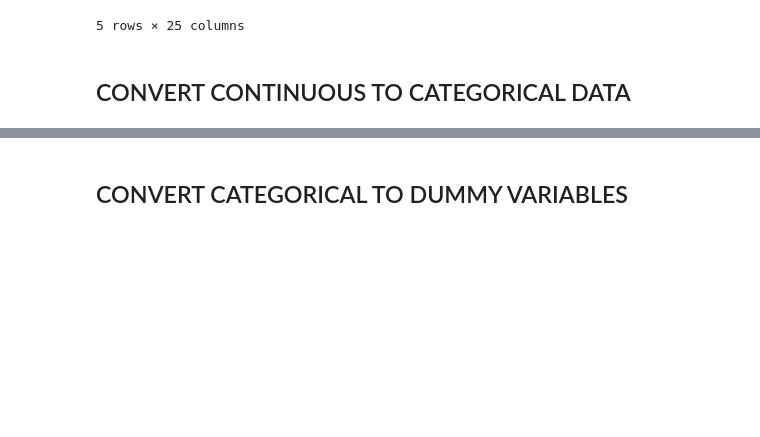
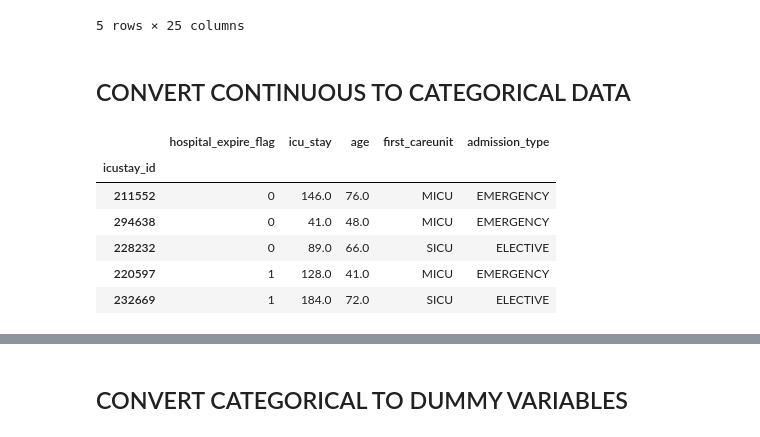
Before and after one commit to RJBeetel3/mimic3_analysis, a Jupyter notebook: PATIENT_DEMOGRAPHICS_FIRST24.ipynb, the cells around one changed output, grey strips where cells are left out. Saved outputs shown, nothing was run; the diff lists cells and outputs as text; code cells hidden in the pictures; blank space fills up the shorter version.

```diff
--- a/PATIENT_DEMOGRAPHICS_FIRST24.ipynb
+++ b/PATIENT_DEMOGRAPHICS_FIRST24.ipynb
@@ -280,3 +302,18 @@ cols.insert(0, cols.pop(cols.index('hospital_expire_flag')))
 ptnt_demog2 = ptnt_demog2[cols]
 # %% [markdown]
 ## CONVERT CONTINUOUS TO CATEGORICAL DATA
+# %%
+# NEED TO DO SOME OVERVIEW OF DATA INCLUDING DISTRIBUTIONS, SUMMARY STATISTICS ETC
+# SINCE WE HAVE SO MUCH DATA, WE ARE JUMPING AHEAD..... IN TIME!!
+# AND SELECTING FEATURES THAT WERE USED IN THE FINAL CLASSIFICATION
+
+demog_select_features_df = ptnt_demog2[['hospital_expire_flag', 'icu_stay', 'age', 'first_careunit', 'admission_type']]
+demog_select_features_df.head()
+# %% [output]
+|  | hospital_expire_flag | icu_stay | age | first_careunit | admission_type |
+| icustay_id |  |  |  |  |  |
+| 211552 | 0 | 146.0 | 76.0 | MICU | EMERGENCY |
+| 294638 | 0 | 41.0 | 48.0 | MICU | EMERGENCY |
+| 228232 | 0 | 89.0 | 66.0 | SICU | ELECTIVE |
+| 220597 | 1 | 128.0 | 41.0 | MICU | EMERGENCY |
+| 232669 | 1 | 184.0 | 72.0 | SICU | ELECTIVE |
```
Also changed, not shown: parts of 8 cells of this notebook, 2 other files.
